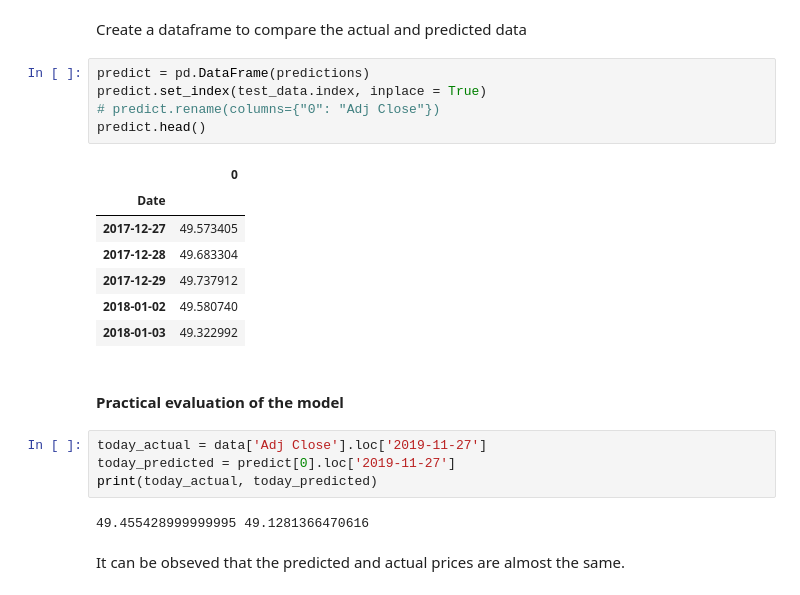
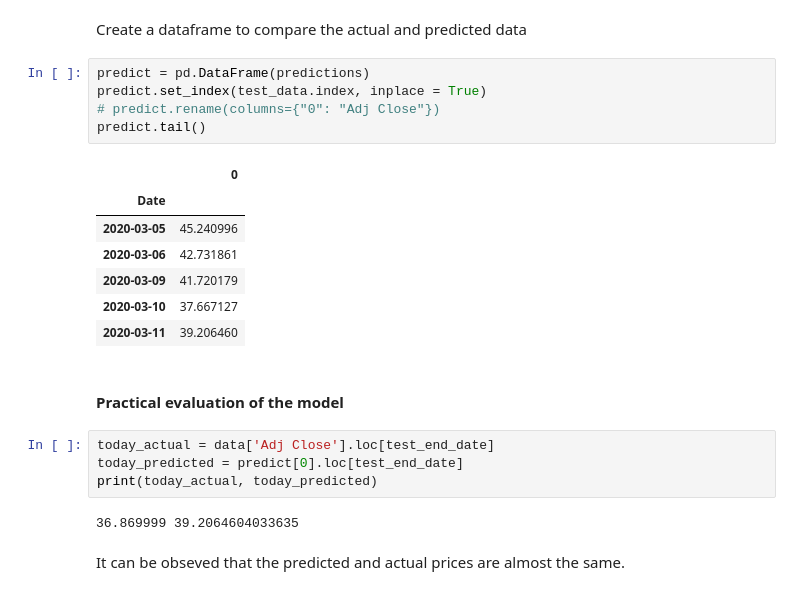
Before and after one commit to AkshayGavandi/Stock-Market-Prediction-Methods, a Jupyter notebook: Stock-Market-Prediction-Methods/Stock Market Prediction Methods Citibank Interview.ipynb, the cells around one changed output. Drawn from its saved outputs; the diff is of its cells as text.

```diff
--- a/Stock-Market-Prediction-Methods/Stock Market Prediction Methods Citibank Interview.ipynb
+++ b/Stock-Market-Prediction-Methods/Stock Market Prediction Methods Citibank Interview.ipynb
@@ -510,24 +510,24 @@ Create a dataframe to compare the actual and predicted data
 # %%
 predict = pd.DataFrame(predictions)
 predict.set_index(test_data.index, inplace = True)
 # predict.rename(columns={"0": "Adj Close"})
-predict.head()
+predict.tail()
 # %% [output]
 |  | 0 |
 | Date |  |
-| 2017-12-27 | 49.573405 |
-| 2017-12-28 | 49.683304 |
-| 2017-12-29 | 49.737912 |
-| 2018-01-02 | 49.580740 |
-| 2018-01-03 | 49.322992 |
+| 2020-03-05 | 45.240996 |
+| 2020-03-06 | 42.731861 |
+| 2020-03-09 | 41.720179 |
+| 2020-03-10 | 37.667127 |
+| 2020-03-11 | 39.206460 |
 # %% [markdown]
 #### Practical evaluation of the model
 # %%
-today_actual = data['Adj Close'].loc['2019-11-27']
-today_predicted = predict[0].loc['2019-11-27']
+today_actual = data['Adj Close'].loc[test_end_date]
+today_predicted = predict[0].loc[test_end_date]
 print(today_actual, today_predicted)
 # %% [output]
-49.455428999999995 49.1281366470616
+36.869999 39.2064604033635
 # %% [markdown]
 It can be obseved that the predicted and actual prices are almost the same.
 # %% [markdown]
```
Also changed, not shown: parts of 34 cells of this notebook.
